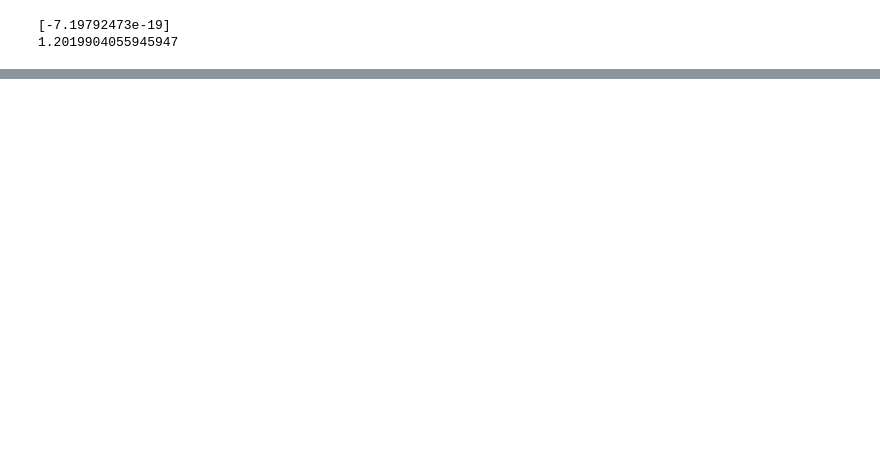
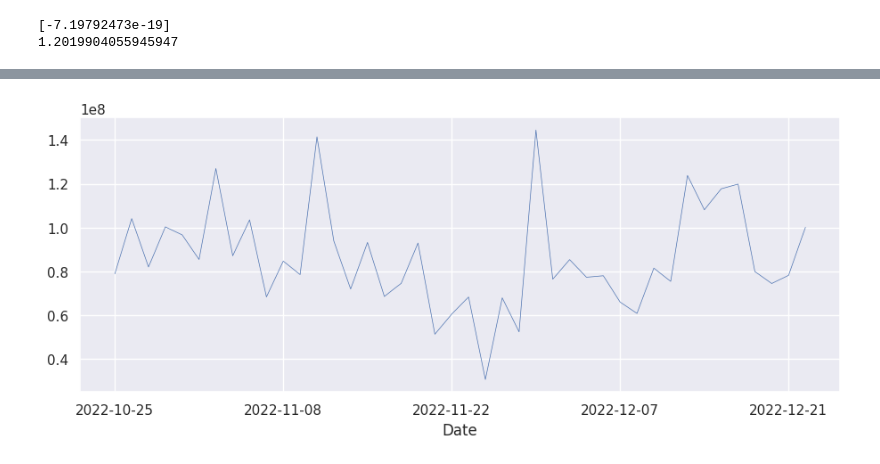
Before and after one commit to lilrachel1985/Regression, a Jupyter notebook: SARIMAX_Stock_Price.ipynb, the cells around one changed output, grey strips where cells are left out. Cells and saved outputs as stored; diff of their text form; code cells hidden in the pictures; blank space fills up the shorter version.

```diff
--- a/SARIMAX_Stock_Price.ipynb
+++ b/SARIMAX_Stock_Price.ipynb
@@ -213,0 +233,2 @@ ax.plot(list(range(30,35)), sarima.forecast(steps_to_predict), "bo-", linewidth=
+# %%
+spy2 = spy.set_index('Date')
@@ -213,0 +279,8 @@ ax.plot(list(range(30,35)), sarima.forecast(steps_to_predict), "bo-", linewidth=
+# %%
+import seaborn as sns
+# Use seaborn style defaults and set the default figure size
+sns.set(rc={'figure.figsize':(11, 4)})
+# %%
+spy2['Volume'].plot(linewidth=0.5);
+# %% [output]
+[figure, added]
```
Also changed, not shown: parts of 32 cells of this notebook.
